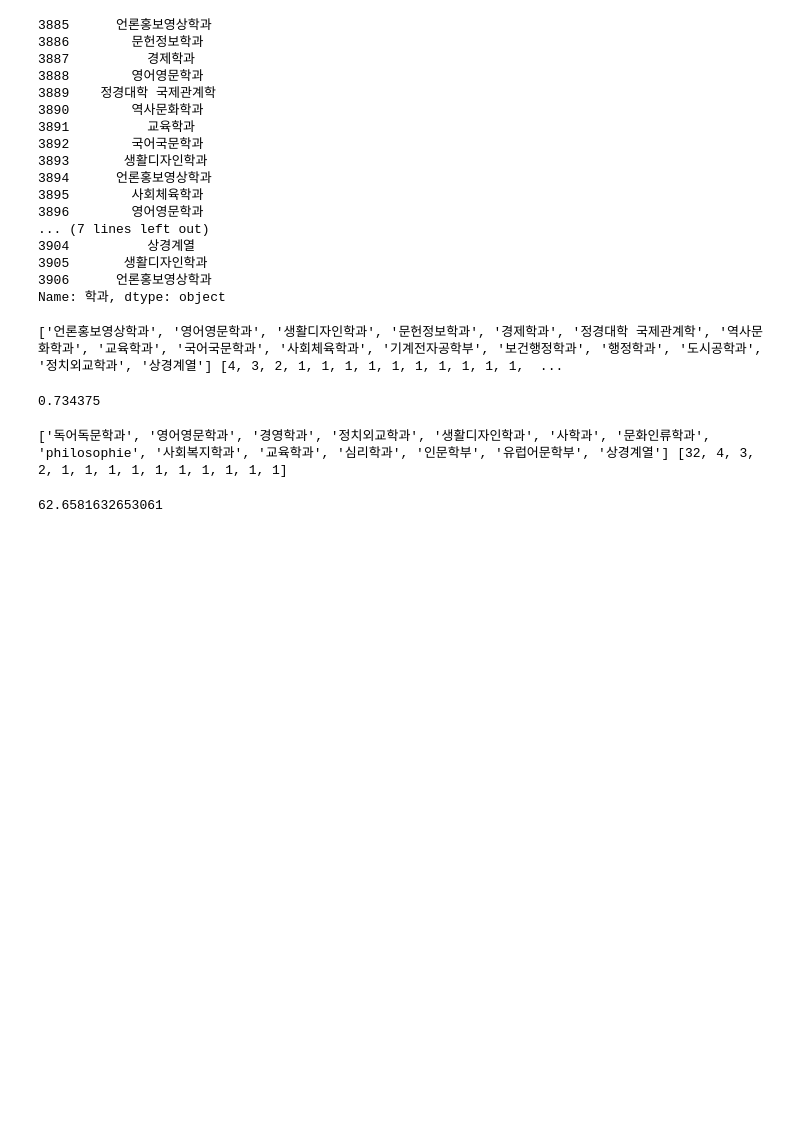
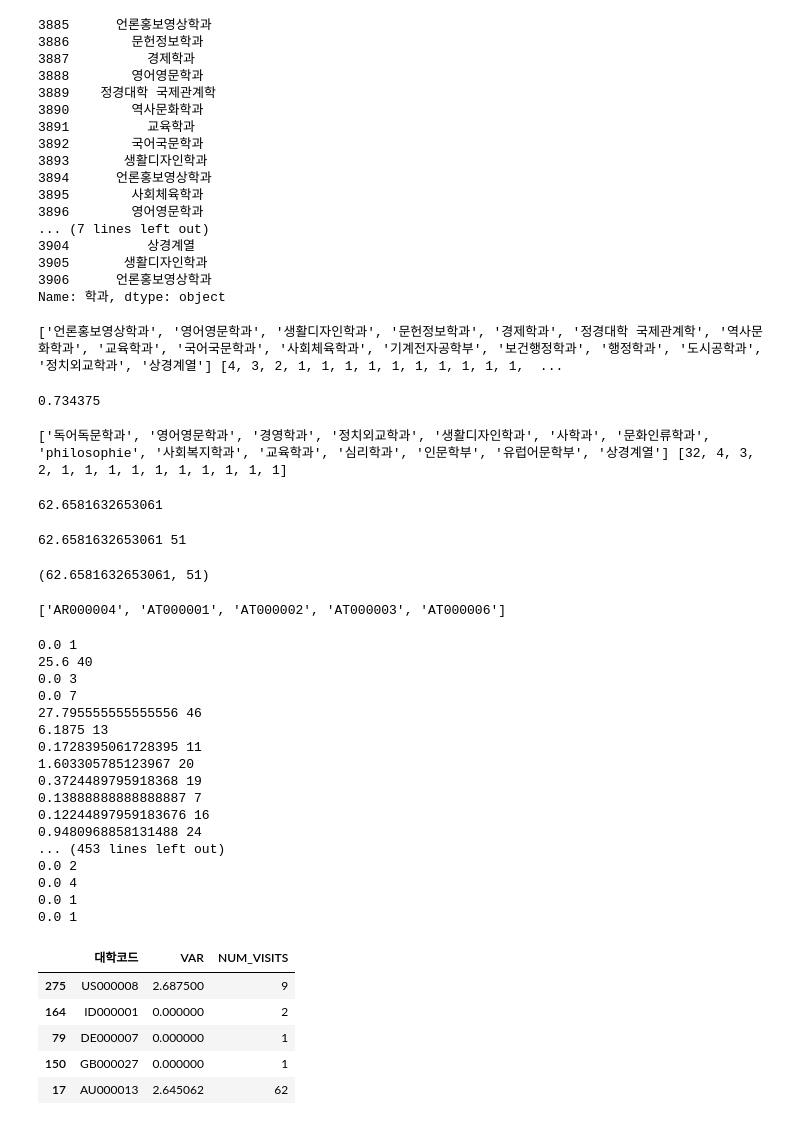
Before and after one commit to snoop2head/yonsei-exchange-program, a Jupyter notebook: preprocess_departments.ipynb, the cells around one changed output. Saved outputs shown, nothing was run; the diff lists cells and outputs as text; code cells hidden in the pictures; blank space fills up the shorter version.

Commit message:
finish making data for kmeans clustering

```diff
--- a/preprocess_departments.ipynb
+++ b/preprocess_departments.ipynb
@@ -197,3 +197,51 @@ print(departments, number_of_students)
 np.var(number_of_students)
 # %% [output]
 62.6581632653061
+# %%
+def var_and_sum(df_department, univ_code):
+    one_univ_departments = df_department.loc[df_department["대학코드"]==univ_code]["학과"]
+    dict_departments = Counter(one_univ_departments)
+    ordered_dict_departments= OrderedDict(dict_departments.most_common())
+    number_of_students = list(ordered_dict_departments.values())
+    print(np.var(number_of_students), sum(number_of_students))
+    return np.var(number_of_students), sum(number_of_students)
+# %%
+var_and_sum(df_department, univ_code)
+# %% [output]
+62.6581632653061 51
+(62.6581632653061, 51)
+# %%
+univ_list = list(df_department["대학코드"].drop_duplicates().values)[1:]
+univ_list[:5]
+# %% [output]
+['AR000004', 'AT000001', 'AT000002', 'AT000003', 'AT000006']
+# %%
+df_data = pd.DataFrame(columns=["대학코드","VAR", "NUM_VISITS"])
+for univ_code_i in univ_list:
+    var_data, sum_data = var_and_sum(df_department, univ_code_i)
+    df_data = df_data.append({"대학코드":univ_code_i,"VAR":var_data, "NUM_VISITS":sum_data}, ignore_index=True)
+df_data.sample(5)
+# %% [output]
+0.0 1
+25.6 40
+0.0 3
+0.0 7
+27.795555555555556 46
+6.1875 13
+0.1728395061728395 11
+1.603305785123967 20
+0.3724489795918368 19
+0.13888888888888887 7
+0.12244897959183676 16
+0.9480968858131488 24
+... (453 lines left out)
+0.0 2
+0.0 4
+0.0 1
+0.0 1
+|  | 대학코드 | VAR | NUM_VISITS |
+| 275 | US000008 | 2.687500 | 9 |
+| 164 | ID000001 | 0.000000 | 2 |
+| 79 | DE000007 | 0.000000 | 1 |
+| 150 | GB000027 | 0.000000 | 1 |
+| 17 | AU000013 | 2.645062 | 62 |
```
Also changed, not shown: parts of 2 cells of this notebook, 1 other file.
